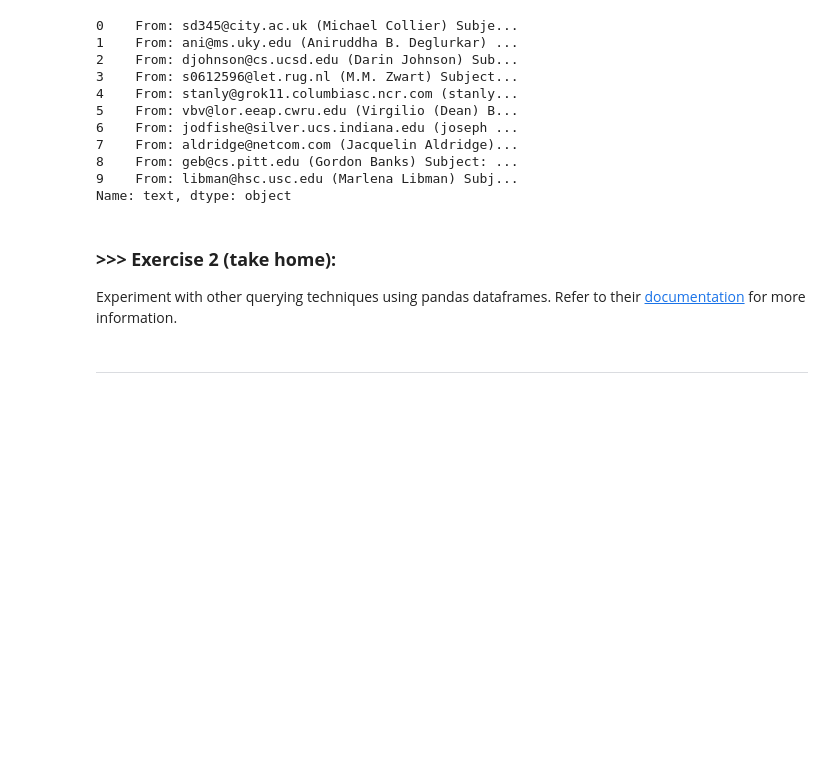
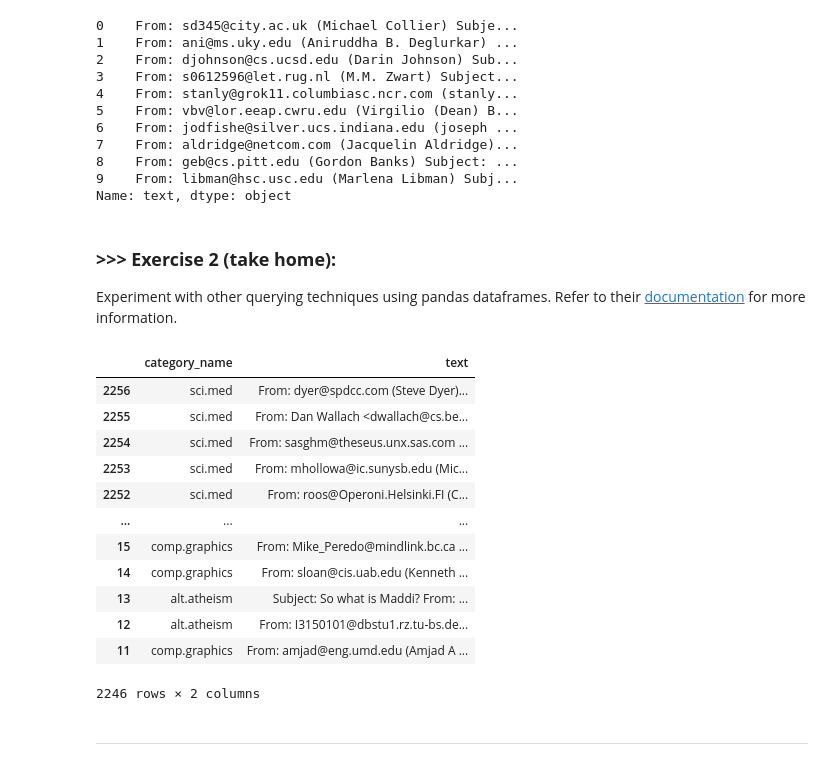
Before and after one commit to hongming1004/DM2025-Lab1-Exercise, a Jupyter notebook: DM2025-Lab1-Master.ipynb, the cells around one changed output. Saved outputs shown, nothing was run; the diff lists cells and outputs as text; code cells hidden in the pictures; blank space fills up the shorter version.

```diff
--- a/DM2025-Lab1-Master.ipynb
+++ b/DM2025-Lab1-Master.ipynb
@@ -397,6 +397,22 @@ Name: text, dtype: object
 Experiment with other querying techniques using pandas dataframes. Refer to their [documentation](https://pandas.pydata.org/pandas-docs/stable/indexing.html) for more information.
 # %%
 #Answer here
+
+X[:10:-1][["category_name","text"]]
+# %% [output]
+|  | category_name | text |
+| 2256 | sci.med | From: dyer@spdcc.com (Steve Dyer)... |
+| 2255 | sci.med | From: Dan Wallach <dwallach@cs.be... |
+| 2254 | sci.med | From: sasghm@theseus.unx.sas.com ... |
+| 2253 | sci.med | From: mhollowa@ic.sunysb.edu (Mic... |
+| 2252 | sci.med | From: roos@Operoni.Helsinki.FI (C... |
+| ... | ... | ... |
+| 15 | comp.graphics | From: Mike_Peredo@mindlink.bc.ca ... |
+| 14 | comp.graphics | From: sloan@cis.uab.edu (Kenneth ... |
+| 13 | alt.atheism | Subject: So what is Maddi? From: ... |
+| 12 | alt.atheism | From: I3150101@dbstu1.rz.tu-bs.de... |
+| 11 | comp.graphics | From: amjad@eng.umd.edu (Amjad A ... |
+2246 rows × 2 columns
 # %% [markdown]
 ---
 # %% [markdown]
```
Also changed, not shown: parts of 4 cells of this notebook.
